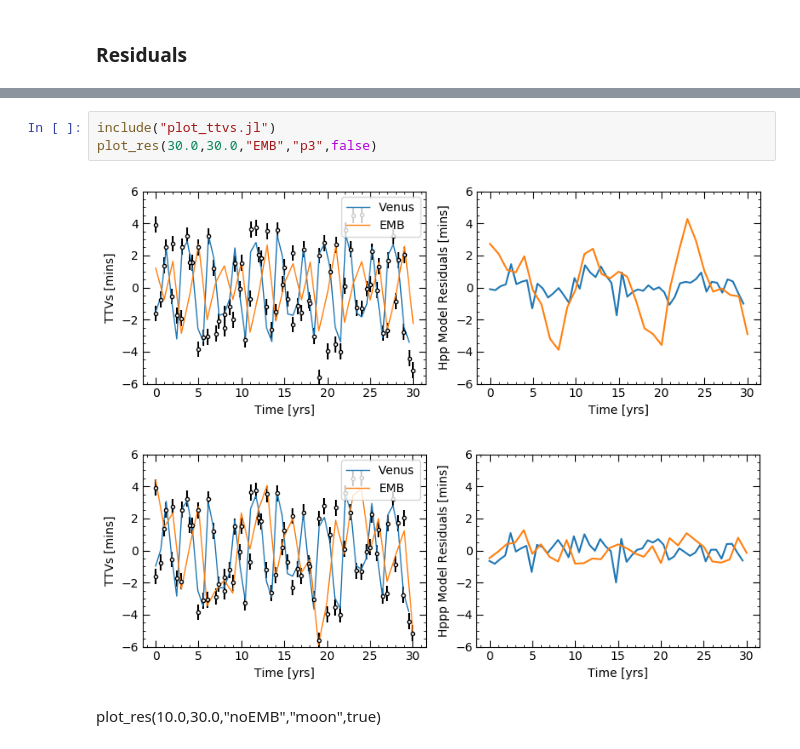
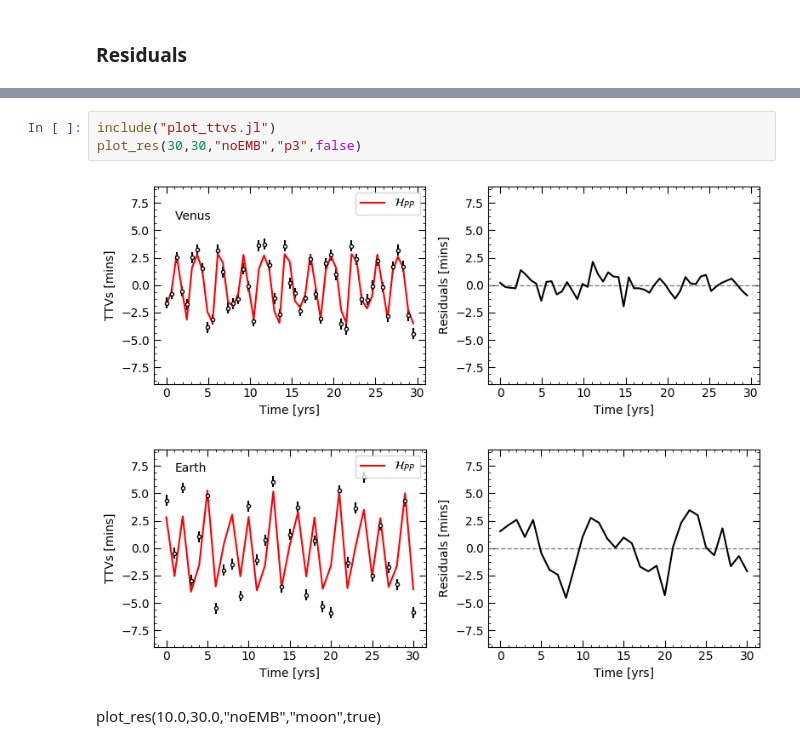
Before and after one commit to bmlindor/ttv_ss, a Jupyter notebook: plots.ipynb, the cells around one changed output, grey strips where cells are left out. Drawn from its saved outputs; the diff is of its cells as text.

```diff
--- a/plots.ipynb
+++ b/plots.ipynb
@@ -195,9 +190,9 @@ PyObject Text(0.08689372373947969, 0.011641551551663234, 'z [AU]')
 # %%
 include("plot_ttvs.jl")
-plot_res(30.0,30.0,"EMB","p3",false)
+plot_res(30,30,"noEMB","p3",false)
 # %% [output]
-[figure, old version]
+[figure, new version]
-[figure, old version]
+[figure, new version]
 # %% [markdown]
 plot_res(10.0,30.0,"noEMB","moon",true)
 # %% [markdown]
```
Also changed, not shown: parts of 15 cells of this notebook, 37 other files.
